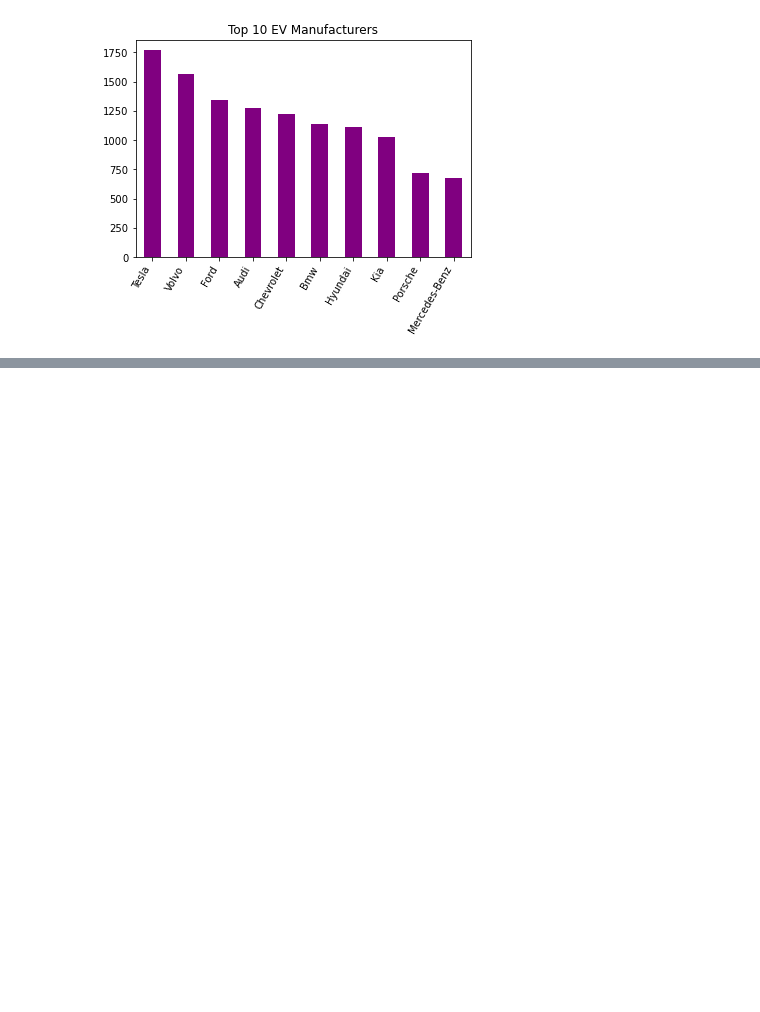
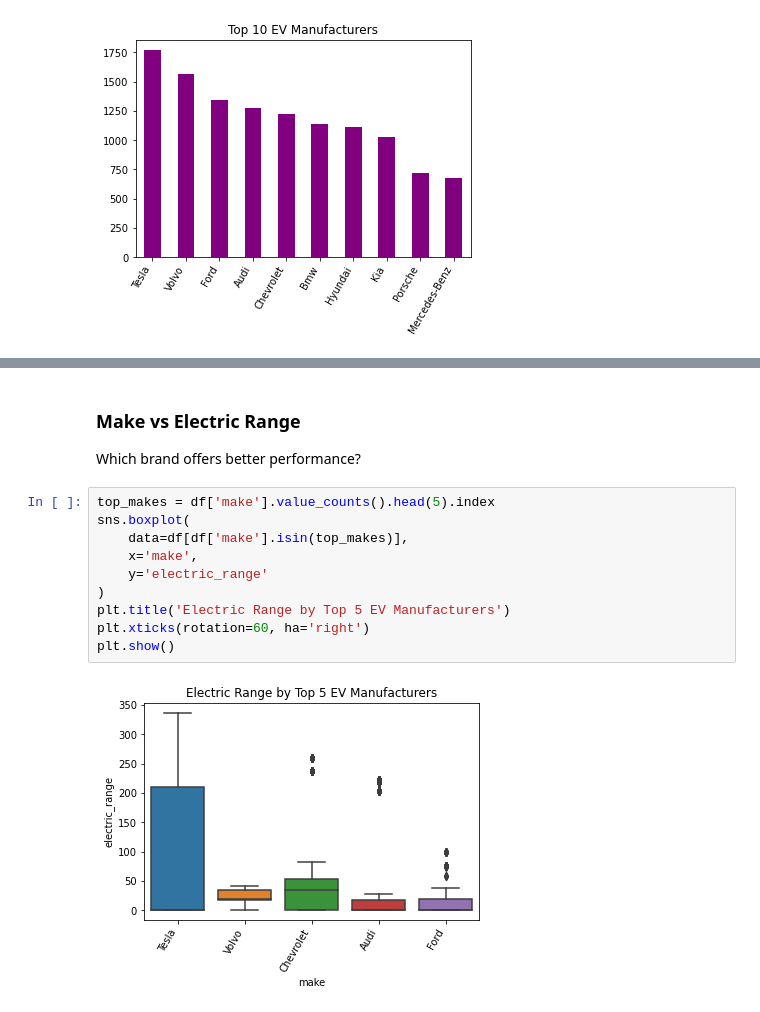
Before and after one commit to Sydney-Were/Electric_Vehicle_Evaluation_Project, a Jupyter notebook: EV.ipynb, the cells around one changed output, grey strips where cells are left out. Drawn from its saved outputs; the diff is of its cells as text; blank space fills up the shorter version.

```diff
--- a/EV.ipynb
+++ b/EV.ipynb
@@ -211,0 +224,15 @@ plt.show()
+# %% [markdown]
+### Make vs Electric Range ###
+Which brand offers better performance?
+# %%
+top_makes = df['make'].value_counts().head(5).index
+sns.boxplot(
+    data=df[df['make'].isin(top_makes)],
+    x='make',
+    y='electric_range'
+)
+plt.title('Electric Range by Top 5 EV Manufacturers')
+plt.xticks(rotation=60, ha='right')
+plt.show()
+# %% [output]
+[figure, added]
```
Also changed, not shown: parts of 6 cells of this notebook.
